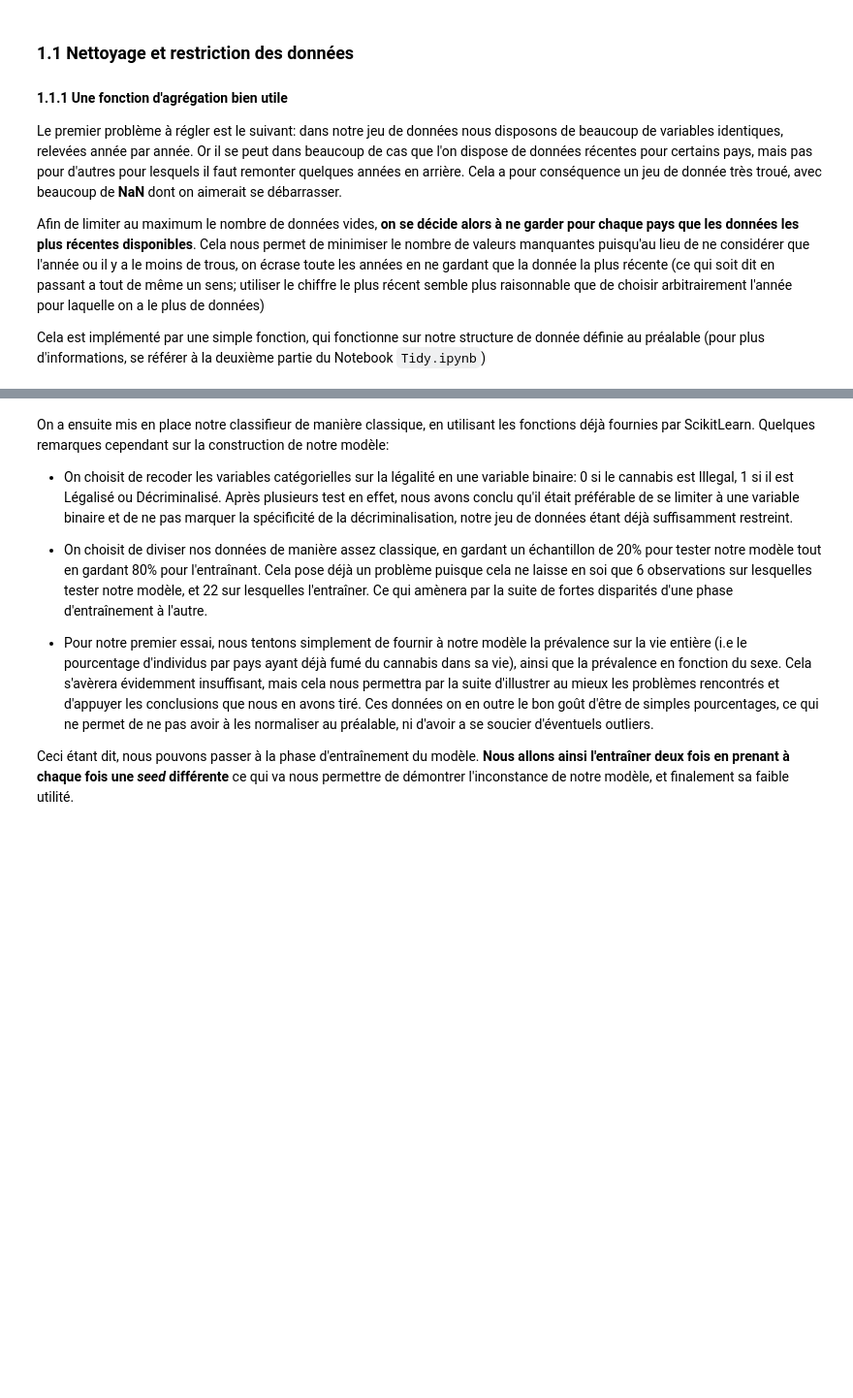
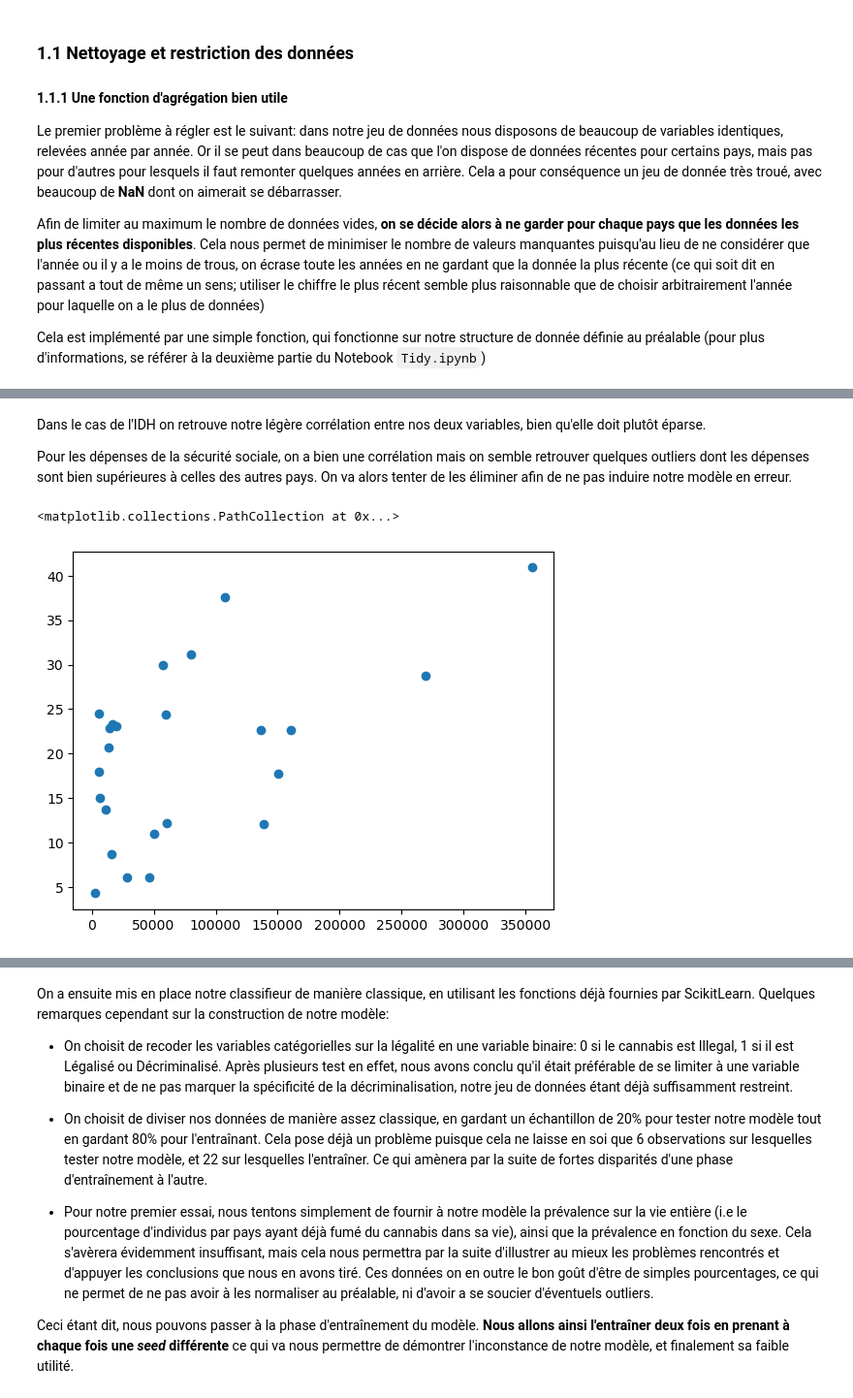
Before and after one commit to refouch/Projet_Python_2A, a Jupyter notebook: Notebook_Final.ipynb, the cells around one changed output, grey strips where cells are left out. Shown at 97% size. Drawn from its saved outputs; the diff is of its cells as text; code cells hidden in the pictures; blank space fills up the shorter version.

```diff
--- a/Notebook_Final.ipynb
+++ b/Notebook_Final.ipynb
@@ -67,0 +165,13 @@ def get_latest_data(df, new_df, variable):
+# %% [markdown]
+Dans le cas de l'IDH on retrouve notre légère corrélation entre nos deux variables, bien qu'elle doit plutôt éparse.
+
+Pour les dépenses de la sécurité sociale, on a bien une corrélation mais on semble retrouver quelques outliers dont les dépenses sont bien supérieures à celles des autres pays. On va alors tenter de les éliminer afin de ne pas induire notre modèle en erreur.
+# %%
+table_regression_fixed = table_regression.drop(index=['France','Germany','Italy'])
+
+x = table_regression_fixed['depenses_soc']
+y = table_regression_fixed['Prevalence (%)']
+plt.scatter(x, y, marker='o')
+# %% [output]
+<matplotlib.collections.PathCollection at 0x...>
+[figure, added]
```
Also changed, not shown: parts of 21 cells of this notebook, 1 other file.
